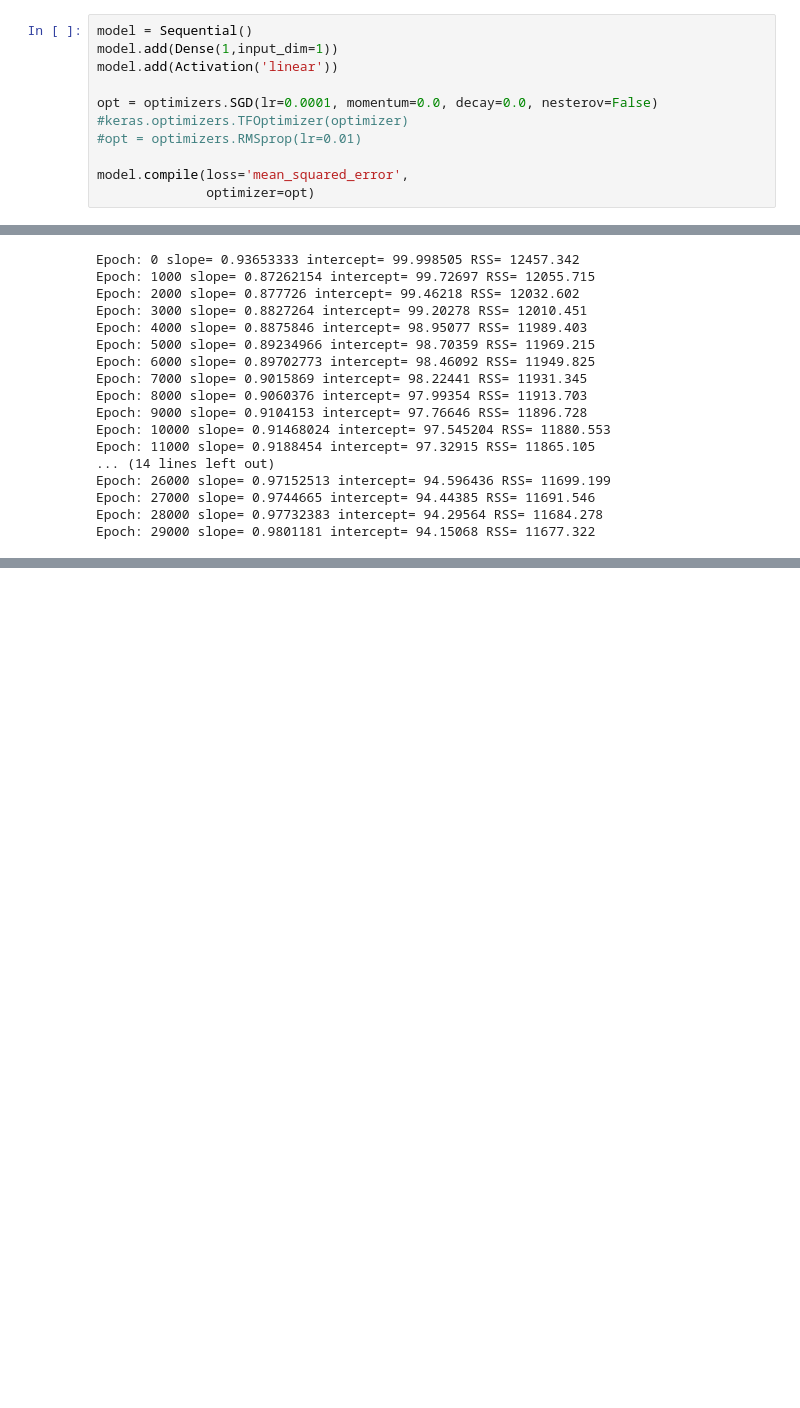
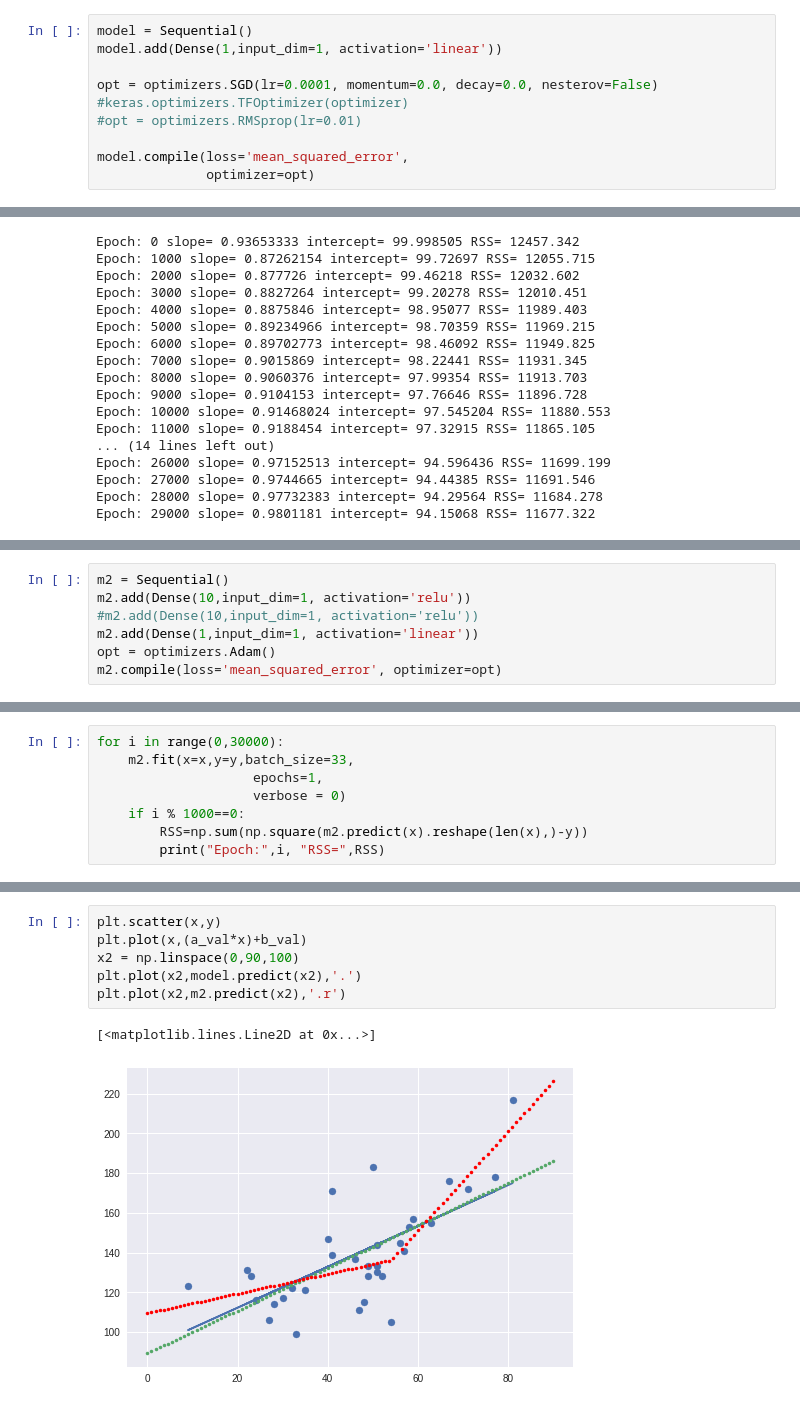
Before and after one commit to gridl/linear_regression, a Jupyter notebook: linear_regression_tf.ipynb, the cells around one changed output, grey strips where cells are left out. Saved outputs shown, nothing was run; the diff lists cells and outputs as text; blank space fills up the shorter version.

```diff
--- a/linear_regression_tf.ipynb
+++ b/linear_regression_tf.ipynb
@@ -136,8 +136,7 @@ from keras import optimizers
 Using TensorFlow backend.
 # %%
 model = Sequential()
-model.add(Dense(1,input_dim=1))
-model.add(Activation('linear'))
+model.add(Dense(1,input_dim=1, activation='linear'))
 
 opt = optimizers.SGD(lr=0.0001, momentum=0.0, decay=0.0, nesterov=False)
 #keras.optimizers.TFOptimizer(optimizer)
@@ -199,0 +199,7 @@ Epoch: 29000 slope= 0.9801181 intercept= 94.15068 RSS= 11677.322
+# %%
+m2 = Sequential()
+m2.add(Dense(10,input_dim=1, activation='relu'))
+#m2.add(Dense(10,input_dim=1, activation='relu'))
+m2.add(Dense(1,input_dim=1, activation='linear'))
+opt = optimizers.Adam()
+m2.compile(loss='mean_squared_error', optimizer=opt)
@@ -199,0 +220,8 @@ Epoch: 29000 slope= 0.9801181 intercept= 94.15068 RSS= 11677.322
+# %%
+for i in range(0,30000):
+    m2.fit(x=x,y=y,batch_size=33,
+                    epochs=1,
+                    verbose = 0)
+    if i % 1000==0:
+        RSS=np.sum(np.square(m2.predict(x).reshape(len(x),)-y))
+        print("Epoch:",i, "RSS=",RSS)
@@ -199,0 +246,9 @@ Epoch: 29000 slope= 0.9801181 intercept= 94.15068 RSS= 11677.322
+# %%
+plt.scatter(x,y)
+plt.plot(x,(a_val*x)+b_val)
+x2 = np.linspace(0,90,100)
+plt.plot(x2,model.predict(x2),'.')
+plt.plot(x2,m2.predict(x2),'.r')
+# %% [output]
+[<matplotlib.lines.Line2D at 0x...>]
+[figure, added]
```
Also changed, not shown: parts of 6 cells of this notebook.
